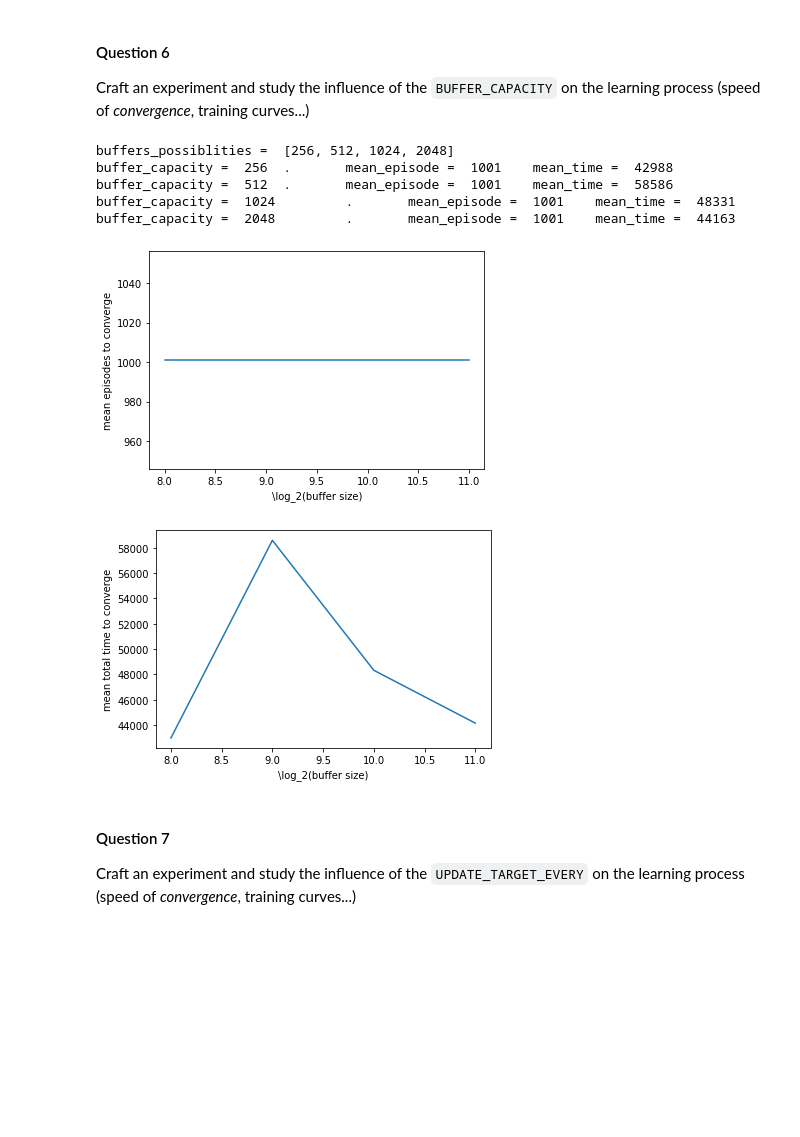
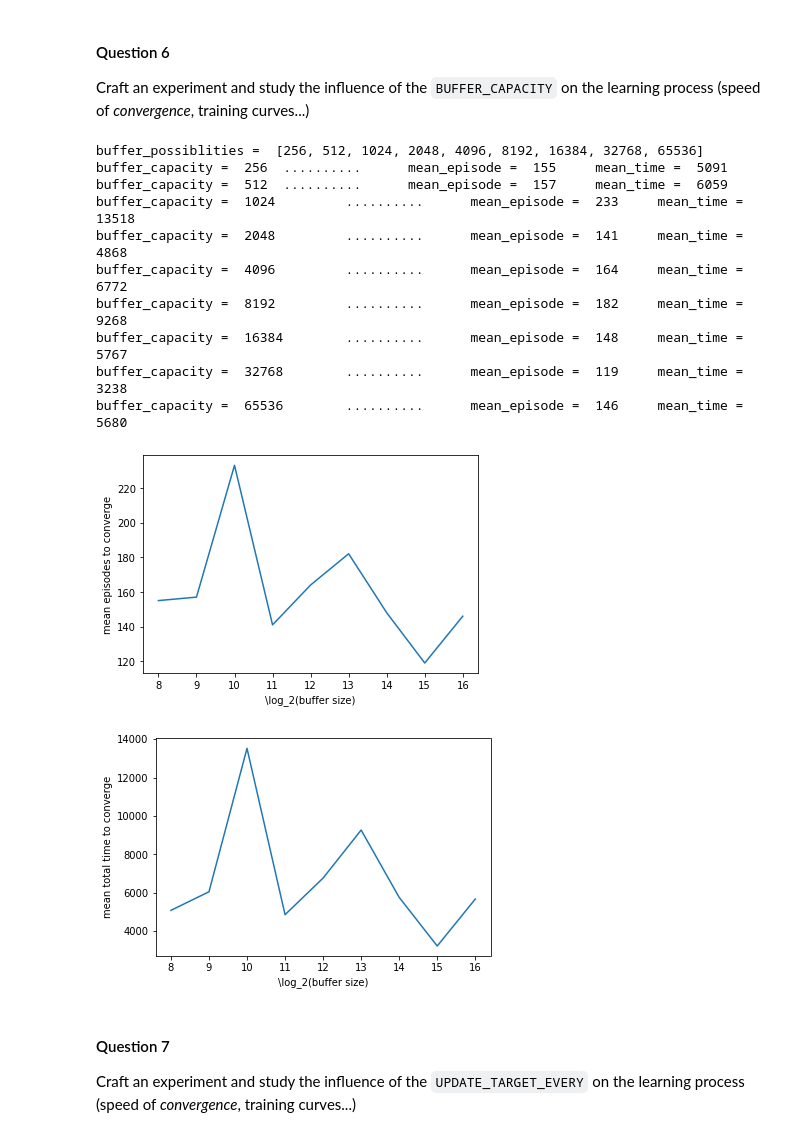
Before and after one commit to Mustapha-AJEGHRIR/RL_course, a Jupyter notebook: TD2/TD2/TD2.ipynb, the cells around one changed output. Saved outputs shown, nothing was run; the diff lists cells and outputs as text; code cells hidden in the pictures; blank space fills up the shorter version.

```diff
--- a/TD2/TD2/TD2.ipynb
+++ b/TD2/TD2/TD2.ipynb
@@ -285,7 +285,8 @@ target_net = Net(obs_size, hidden_size, n_actions)
 
 # objective and optimizer
 objective = nn.MSELoss()
-optimizer = optim.Adam(params=q_net.parameters(), lr=LEARNING_RATE)
+# optimizer = optim.Adam(params=q_net.parameters(), lr=LEARNING_RATE)
+optimizer = optim.SGD(params=q_net.parameters(), lr=LEARNING_RATE)
 # %% [markdown]
 ### Question 0 (to do at home, not during the live session)
 
@@ -423,9 +424,10 @@ def train(verbose = True, UPDATE_TARGET_EVERY= UPDATE_TARGET_EVERY,**kwargs):
         if done:
             state = env.reset()
             ep   += 1
-            if ( (ep+1)% EVAL_EVERY == 0) and verbose:
+            if ( (ep+1)% EVAL_EVERY == 0):
                 rewards = eval_dqn()
-                print("episode =", ep+1, ", reward = ", np.mean(rewards))
+                if verbose:
+                    print("episode =", ep+1, ", reward = ", np.mean(rewards))
                 if np.mean(rewards) >= REWARD_THRESHOLD:
                     break
 
@@ -516,9 +532,9 @@ LEARNING_RATE = 0.1
 
 Craft an experiment and study the influence of the `BUFFER_CAPACITY` on the learning process (speed of *convergence*, training curves...)
 # %%
-REPEAT = 1
+REPEAT = 10
 start = 8 # 2**8 = 256
-iterations = 11 # 12
+iterations = 9 # 12
 buffers_possiblities = [ 2**(start + i) for i in range(iterations) ]
 episodes = []
 times  = []
@@ -528,43 +544,49 @@ for buffer_capacity in buffers_possiblities:
     print("buffer_capacity = ", buffer_capacity, "\t",end="")
     mean_episode = 0
     mean_time = 0
     for _ in range(REPEAT):
         print(".", end="")
         new_replay_buffer = ReplayBuffer(buffer_capacity)
 
         # Re-init all networks
         q_net = Net(obs_size, hidden_size, n_actions)
         target_net = Net(obs_size, hidden_size, n_actions)
         # Adam optimizer does have a memory, re-init it
-        optimizer = optim.Adam(params=q_net.parameters(), lr=LEARNING_RATE)
+        # optimizer = optim.Adam(params=q_net.parameters(), lr=LEARNING_RATE)
+        optimizer = optim.SGD(params=q_net.parameters(), lr=LEARNING_RATE)
 
         total_time, total_episode = train(verbose = False, replay_buffer=new_replay_buffer)
         mean_episode += total_episode
         mean_time += total_time
     mean_episode //= REPEAT
     mean_time //= REPEAT
     print("\tmean_episode = ", mean_episode, "\tmean_time = ", mean_time)
     episodes.append(mean_episode)
     times.append(mean_time)
 
 # x axis in log
 plt.plot(np.log2(buffers_possiblities), episodes)
-plt.xlabel("\log_2(buffer size)")
+plt.xlabel("$\log_2(buffer size)$")
 plt.ylabel("mean episodes to converge")
 plt.show()
 
 plt.plot(np.log2(buffers_possiblities), times)
-plt.xlabel("\log_2(buffer size)")
+plt.xlabel("$\log_2(buffer size)$")
 plt.ylabel("mean total time to converge")
 plt.show()
 # %% [output]
-buffers_possiblities =  [256, 512, 1024, 2048]
-buffer_capacity =  256  .       mean_episode =  1001    mean_time =  42988
-buffer_capacity =  512  .       mean_episode =  1001    mean_time =  58586
-buffer_capacity =  1024         .       mean_episode =  1001    mean_time =  48331
-buffer_capacity =  2048         .       mean_episode =  1001    mean_time =  44163
+buffer_possiblities =  [256, 512, 1024, 2048, 4096, 8192, 16384, 32768, 65536]
+buffer_capacity =  256  ..........      mean_episode =  155     mean_time =  5091
+buffer_capacity =  512  ..........      mean_episode =  157     mean_time =  6059
+buffer_capacity =  1024         ..........      mean_episode =  233     mean_time =  13518
+buffer_capacity =  2048         ..........      mean_episode =  141     mean_time =  4868
+buffer_capacity =  4096         ..........      mean_episode =  164     mean_time =  6772
+buffer_capacity =  8192         ..........      mean_episode =  182     mean_time =  9268
+buffer_capacity =  16384        ..........      mean_episode =  148     mean_time =  5767
+buffer_capacity =  32768        ..........      mean_episode =  119     mean_time =  3238
+buffer_capacity =  65536        ..........      mean_episode =  146     mean_time =  5680
-[figure, old version]
+[figure, new version]
-[figure, old version]
+[figure, new version]
 # %% [markdown]
 #### Question 7
 
```
Also changed, not shown: parts of 7 cells of this notebook, 2 other files.
